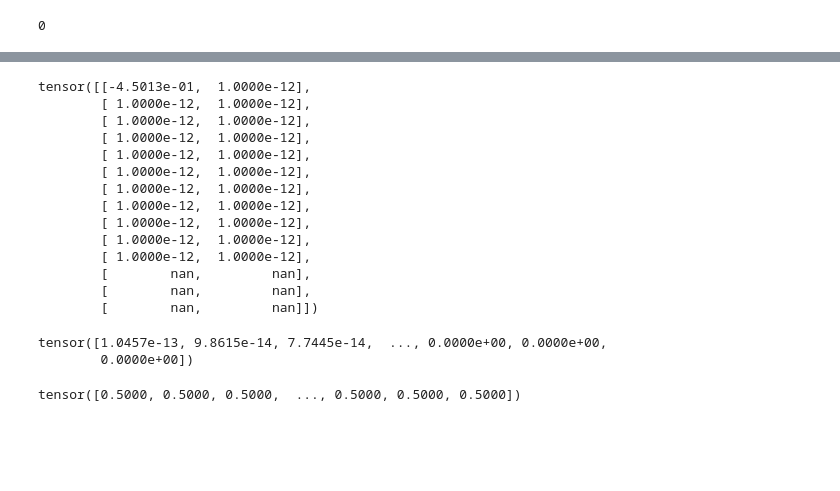
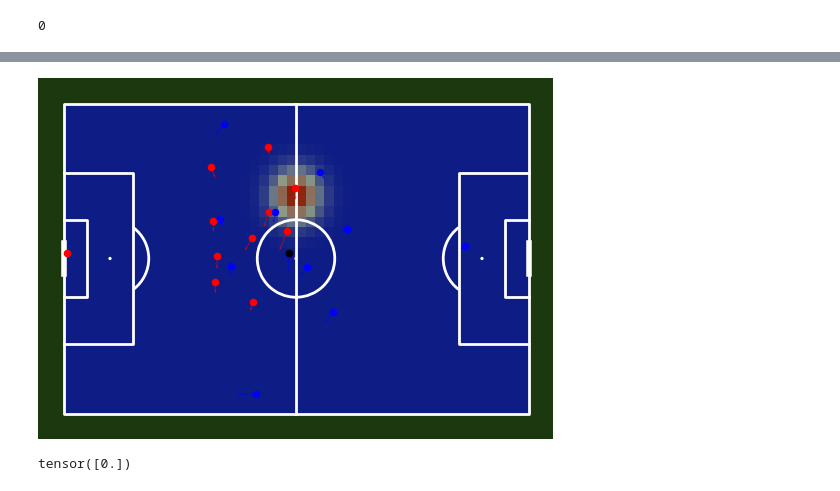
Before and after one commit to DavidB1999/My_Football_Analytics, a Jupyter notebook: Position_data/PitchControl/PC_Fernandez.ipynb, the cells around one changed output, grey strips where cells are left out. Cells and saved outputs as stored; diff of their text form; code cells hidden in the pictures; blank space fills up the shorter version.

```diff
--- a/Position_data/PitchControl/PC_Fernandez.ipynb
+++ b/Position_data/PitchControl/PC_Fernandez.ipynb
@@ -211,26 +357,0 @@ for p in range(len(Ri_home)):
-# %%
-sxy_away[:, 0]
-# %% [output]
-tensor([[-4.5013e-01,  1.0000e-12],
-        [ 1.0000e-12,  1.0000e-12],
-        [ 1.0000e-12,  1.0000e-12],
-        [ 1.0000e-12,  1.0000e-12],
-        [ 1.0000e-12,  1.0000e-12],
-        [ 1.0000e-12,  1.0000e-12],
-        [ 1.0000e-12,  1.0000e-12],
-        [ 1.0000e-12,  1.0000e-12],
-        [ 1.0000e-12,  1.0000e-12],
-        [ 1.0000e-12,  1.0000e-12],
-        [ 1.0000e-12,  1.0000e-12],
-        [        nan,         nan],
-        [        nan,         nan],
-        [        nan,         nan]])
-# %%
-infl_h[0, 1, :]
-# %% [output]
-tensor([1.0457e-13, 9.8615e-14, 7.7445e-14,  ..., 0.0000e+00, 0.0000e+00,
-        0.0000e+00])
-# %%
-pitch_control[1]
-# %% [output]
-tensor([0.5000, 0.5000, 0.5000,  ..., 0.5000, 0.5000, 0.5000])
@@ -239,3 +358,19 @@ xy_away
+# %%
+import matplotlib.pyplot as plt
+f = 100
+
+fig, ax = td_object.plot_players(frame=f, velocities=True)
+
+for p in [13]:
+#for p in range(len(Ri_home)):
+    ax.imshow(infl_h[p, f, :].reshape(n_grid_points_y,n_grid_points_x),extent = (0,120, 80, 0),
+              cmap='bwr', alpha=0.5, vmin=0.0, vmax=1)
+# %% [output]
+[figure, added]
+# %%
+infl_h[2, f, :].unique()
+# %% [output]
+tensor([0.])
 # %%
 import numpy as np
 import matplotlib.pyplot as plt
```
Also changed, not shown: parts of 18 cells of this notebook, 2 other files.
